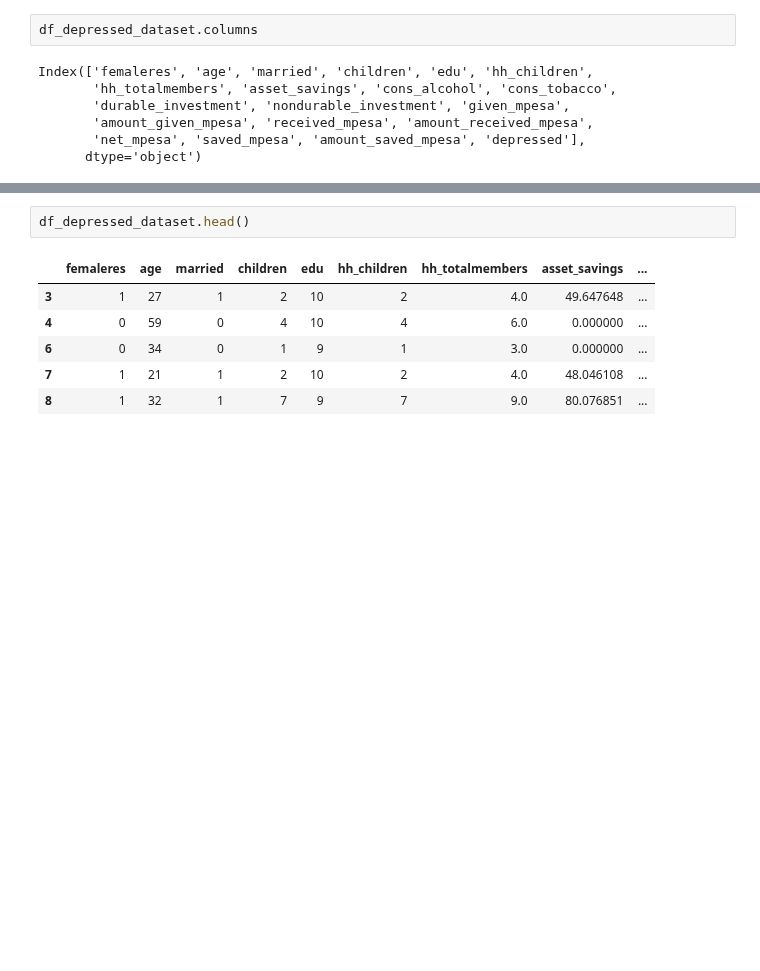
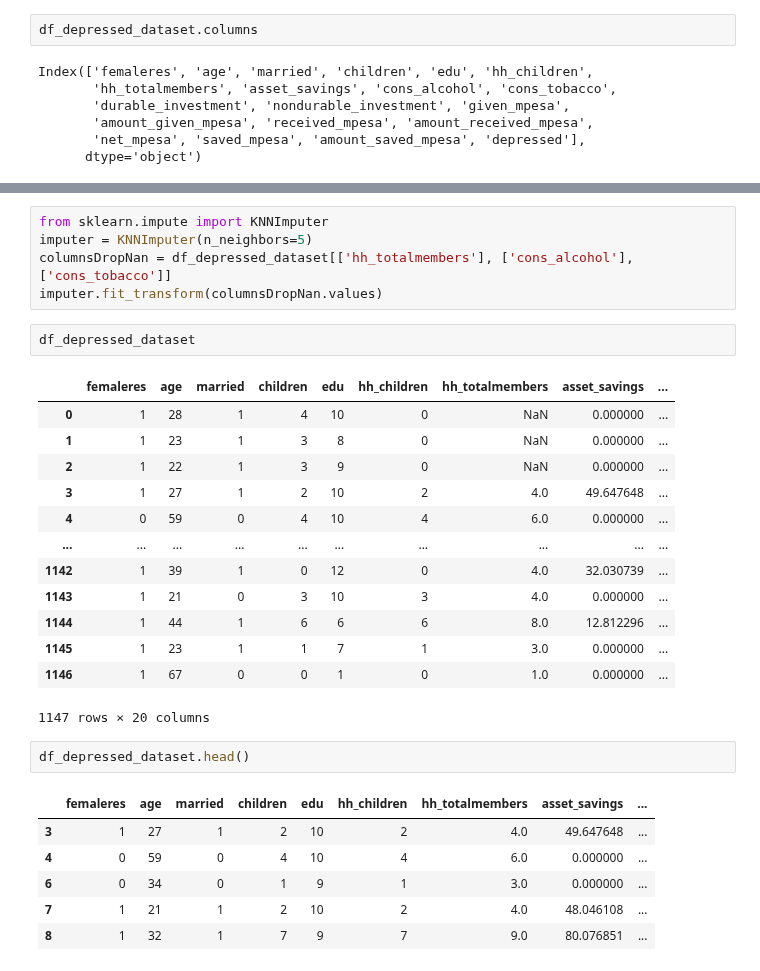
Before and after one commit to kaline/TrabalhoFinalML, a Jupyter notebook: dataset.ipynb, the cells around one changed output, grey strips where cells are left out. Cells and saved outputs as stored; diff of their text form; blank space fills up the shorter version.

```diff
--- a/dataset.ipynb
+++ b/dataset.ipynb
@@ -427,4 +421,25 @@ depressed                0
 dtype: int64
+# %%
+from sklearn.impute import KNNImputer
+imputer = KNNImputer(n_neighbors=5)
+columnsDropNan = df_depressed_dataset[['hh_totalmembers'], ['cons_alcohol'], ['cons_tobacco']]
+imputer.fit_transform(columnsDropNan.values)
+# %%
+df_depressed_dataset
+# %% [output]
+|  | femaleres | age | married | children | edu | hh_children | hh_totalmembers | asset_savings | ... |
+| 0 | 1 | 28 | 1 | 4 | 10 | 0 | NaN | 0.000000 | ... |
+| 1 | 1 | 23 | 1 | 3 | 8 | 0 | NaN | 0.000000 | ... |
+| 2 | 1 | 22 | 1 | 3 | 9 | 0 | NaN | 0.000000 | ... |
+| 3 | 1 | 27 | 1 | 2 | 10 | 2 | 4.0 | 49.647648 | ... |
+| 4 | 0 | 59 | 0 | 4 | 10 | 4 | 6.0 | 0.000000 | ... |
+| ... | ... | ... | ... | ... | ... | ... | ... | ... | ... |
+| 1142 | 1 | 39 | 1 | 0 | 12 | 0 | 4.0 | 32.030739 | ... |
+| 1143 | 1 | 21 | 0 | 3 | 10 | 3 | 4.0 | 0.000000 | ... |
+| 1144 | 1 | 44 | 1 | 6 | 6 | 6 | 8.0 | 12.812296 | ... |
+| 1145 | 1 | 23 | 1 | 1 | 7 | 1 | 3.0 | 0.000000 | ... |
+| 1146 | 1 | 67 | 0 | 0 | 1 | 0 | 1.0 | 0.000000 | ... |
+1147 rows × 20 columns
 # %%
 df_depressed_dataset.head()
 # %% [output]
```
Also changed, not shown: parts of 20 cells of this notebook.
